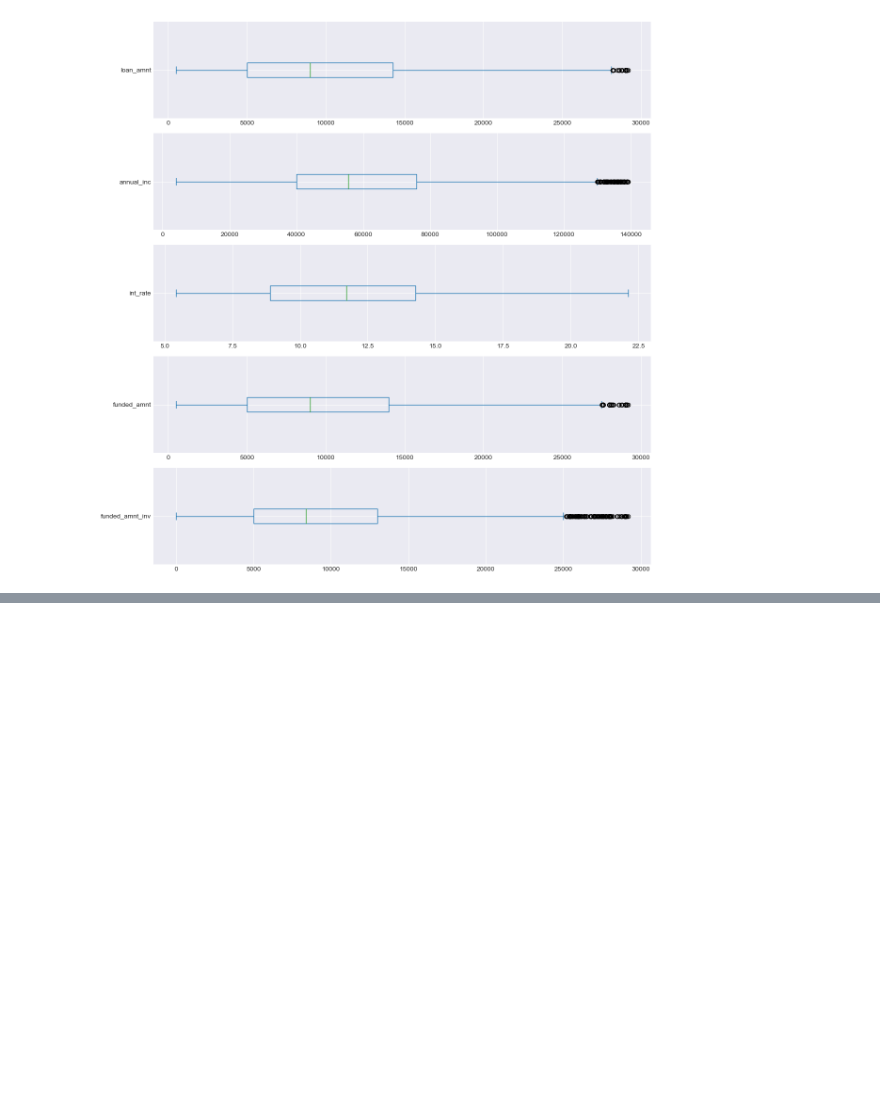
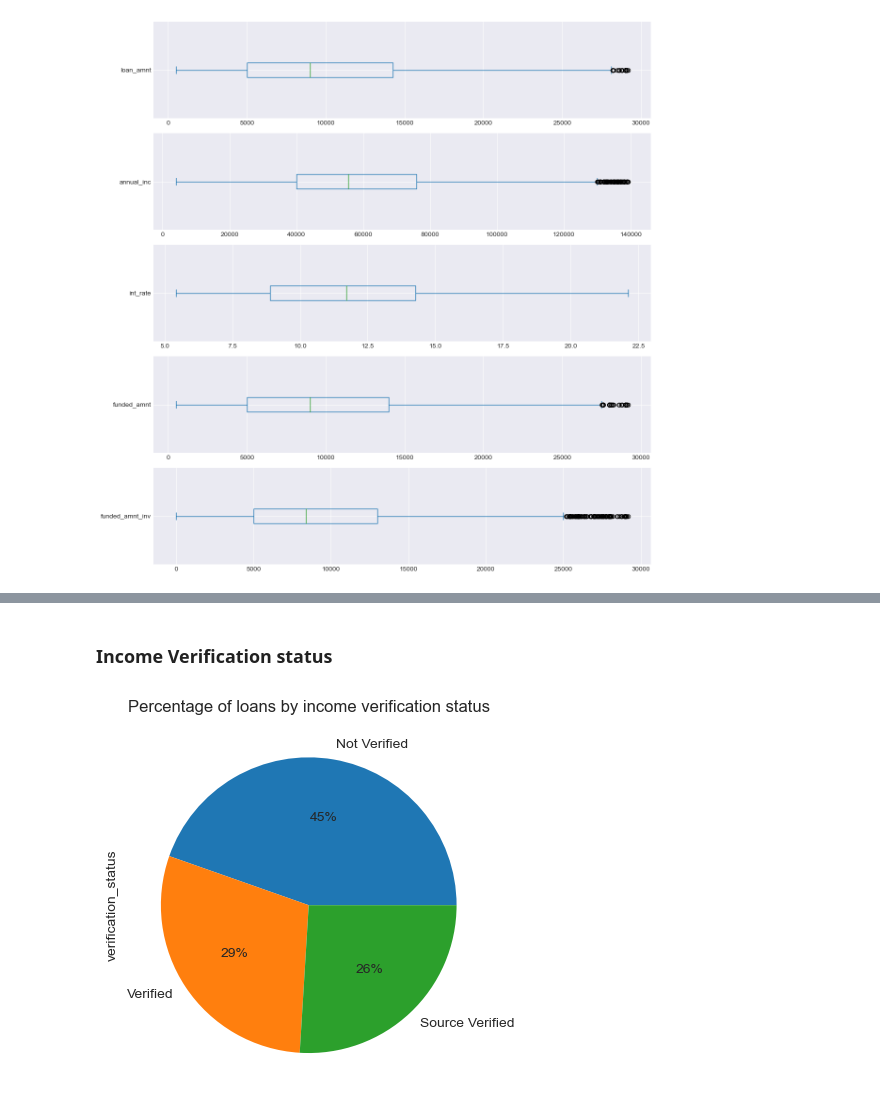
Before and after one commit to cyberpirate92/lending-club-case-study, a Jupyter notebook: Lending Club Case Study.ipynb, the cells around one changed output, grey strips where cells are left out. Saved outputs shown, nothing was run; the diff lists cells and outputs as text; code cells hidden in the pictures; blank space fills up the shorter version.

```diff
--- a/Lending Club Case Study.ipynb
+++ b/Lending Club Case Study.ipynb
@@ -644,0 +737,8 @@ plt.show()
+# %% [markdown]
+### Income Verification status
+# %%
+plt.title('Percentage of loans by income verification status')
+loan_data['verification_status'].value_counts().plot.pie(autopct='%1.0f%%')
+plt.show()
+# %% [output]
+[figure, added]
```
Also changed, not shown: parts of 41 cells of this notebook.
